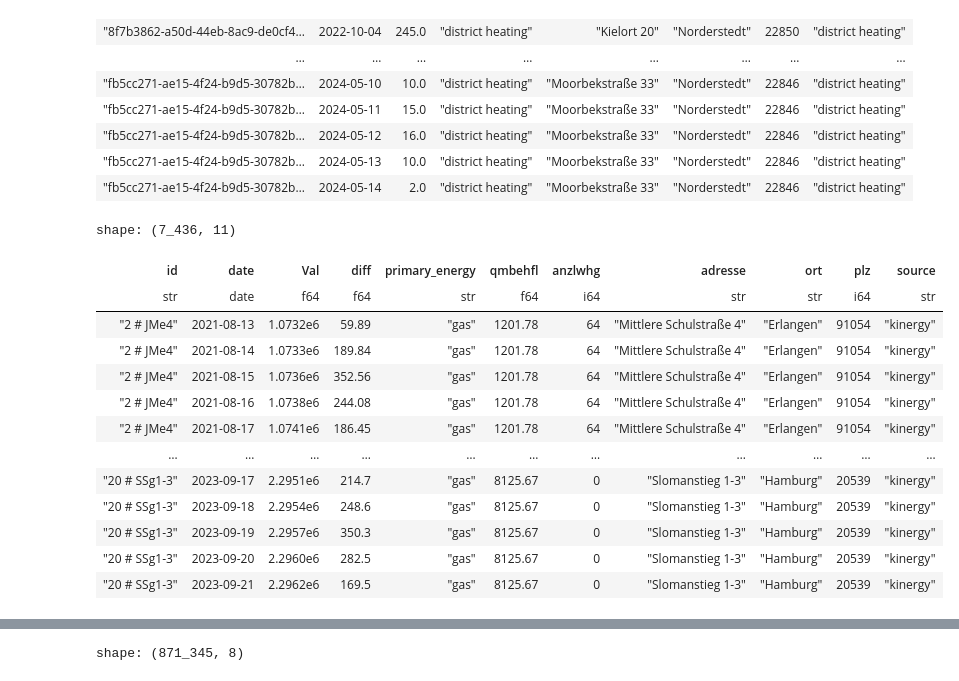
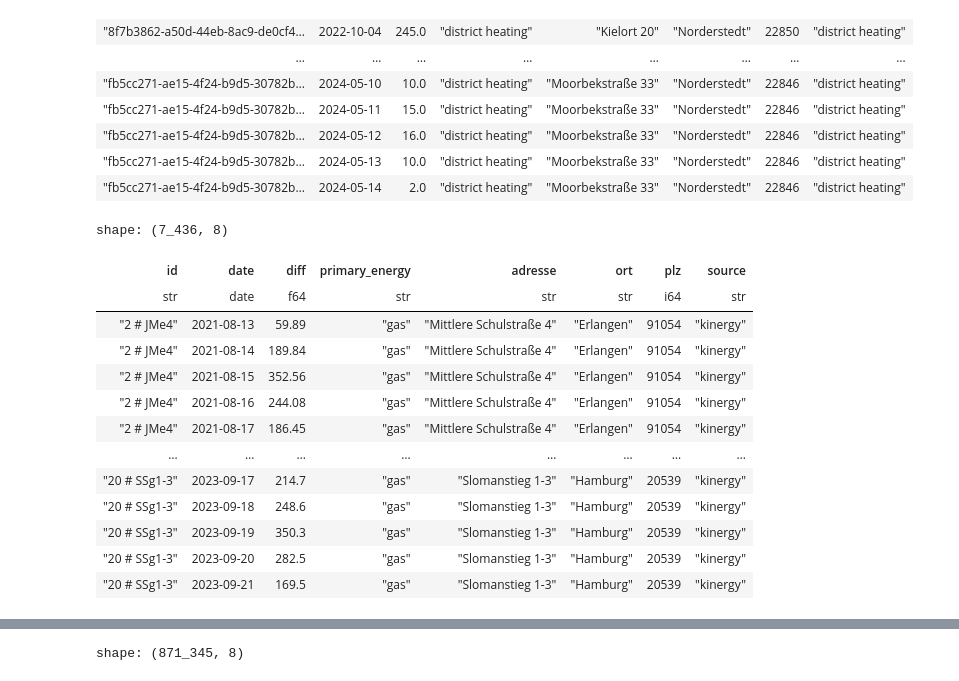
Before and after one commit to marja-w/energy-forecast-benchmark, a Jupyter notebook: notebooks/1.0-mw-data-exploration-dh-kinergy.ipynb, the cells around one changed output, grey strips where cells are left out. Saved outputs shown, nothing was run; the diff lists cells and outputs as text; code cells hidden in the pictures.

```diff
--- a/notebooks/1.0-mw-data-exploration-dh-kinergy.ipynb
+++ b/notebooks/1.0-mw-data-exploration-dh-kinergy.ipynb
@@ -47,26 +58,25 @@ shape: (48_817, 8)
 # %%
 df_kinergy_daily = pl.read_csv(kinergy_daily)
 df_kinergy_daily = df_kinergy_daily.with_columns(pl.col("date").str.to_date(),
                                                  pl.lit("kinergy").alias("source")
                                                  ).rename({"hash": "id"}
-                                                          ).select(
-    ["id", "date", "Val", "diff", "primary_energy", "qmbehfl", "anzlwhg", "adresse", "ort", "plz", "source"])
+                                                          ).select(col_list)
 df_kinergy_daily
 # %% [output]
-shape: (7_436, 11)
+shape: (7_436, 8)
-| id | date | Val | diff | primary_energy | qmbehfl | anzlwhg | adresse | ort | plz | source |
-| str | date | f64 | f64 | str | f64 | i64 | str | str | i64 | str |
-| "2 # JMe4" | 2021-08-13 | 1.0732e6 | 59.89 | "gas" | 1201.78 | 64 | "Mittlere Schulstraße 4" | "Erlangen" | 91054 | "kinergy" |
-| "2 # JMe4" | 2021-08-14 | 1.0733e6 | 189.84 | "gas" | 1201.78 | 64 | "Mittlere Schulstraße 4" | "Erlangen" | 91054 | "kinergy" |
-| "2 # JMe4" | 2021-08-15 | 1.0736e6 | 352.56 | "gas" | 1201.78 | 64 | "Mittlere Schulstraße 4" | "Erlangen" | 91054 | "kinergy" |
-| "2 # JMe4" | 2021-08-16 | 1.0738e6 | 244.08 | "gas" | 1201.78 | 64 | "Mittlere Schulstraße 4" | "Erlangen" | 91054 | "kinergy" |
-| "2 # JMe4" | 2021-08-17 | 1.0741e6 | 186.45 | "gas" | 1201.78 | 64 | "Mittlere Schulstraße 4" | "Erlangen" | 91054 | "kinergy" |
-| … | … | … | … | … | … | … | … | … | … | … |
-| "20 # SSg1-3" | 2023-09-17 | 2.2951e6 | 214.7 | "gas" | 8125.67 | 0 | "Slomanstieg 1-3" | "Hamburg" | 20539 | "kinergy" |
-| "20 # SSg1-3" | 2023-09-18 | 2.2954e6 | 248.6 | "gas" | 8125.67 | 0 | "Slomanstieg 1-3" | "Hamburg" | 20539 | "kinergy" |
-| "20 # SSg1-3" | 2023-09-19 | 2.2957e6 | 350.3 | "gas" | 8125.67 | 0 | "Slomanstieg 1-3" | "Hamburg" | 20539 | "kinergy" |
-| "20 # SSg1-3" | 2023-09-20 | 2.2960e6 | 282.5 | "gas" | 8125.67 | 0 | "Slomanstieg 1-3" | "Hamburg" | 20539 | "kinergy" |
-| "20 # SSg1-3" | 2023-09-21 | 2.2962e6 | 169.5 | "gas" | 8125.67 | 0 | "Slomanstieg 1-3" | "Hamburg" | 20539 | "kinergy" |
+| id | date | diff | primary_energy | adresse | ort | plz | source |
+| str | date | f64 | str | str | str | i64 | str |
+| "2 # JMe4" | 2021-08-13 | 59.89 | "gas" | "Mittlere Schulstraße 4" | "Erlangen" | 91054 | "kinergy" |
+| "2 # JMe4" | 2021-08-14 | 189.84 | "gas" | "Mittlere Schulstraße 4" | "Erlangen" | 91054 | "kinergy" |
+| "2 # JMe4" | 2021-08-15 | 352.56 | "gas" | "Mittlere Schulstraße 4" | "Erlangen" | 91054 | "kinergy" |
+| "2 # JMe4" | 2021-08-16 | 244.08 | "gas" | "Mittlere Schulstraße 4" | "Erlangen" | 91054 | "kinergy" |
+| "2 # JMe4" | 2021-08-17 | 186.45 | "gas" | "Mittlere Schulstraße 4" | "Erlangen" | 91054 | "kinergy" |
+| … | … | … | … | … | … | … | … |
+| "20 # SSg1-3" | 2023-09-17 | 214.7 | "gas" | "Slomanstieg 1-3" | "Hamburg" | 20539 | "kinergy" |
+| "20 # SSg1-3" | 2023-09-18 | 248.6 | "gas" | "Slomanstieg 1-3" | "Hamburg" | 20539 | "kinergy" |
+| "20 # SSg1-3" | 2023-09-19 | 350.3 | "gas" | "Slomanstieg 1-3" | "Hamburg" | 20539 | "kinergy" |
+| "20 # SSg1-3" | 2023-09-20 | 282.5 | "gas" | "Slomanstieg 1-3" | "Hamburg" | 20539 | "kinergy" |
+| "20 # SSg1-3" | 2023-09-21 | 169.5 | "gas" | "Slomanstieg 1-3" | "Hamburg" | 20539 | "kinergy" |
 # %%
 df_daily = pl.concat([df_dh_daily, df_kinergy_daily], how="diagonal")
 df_daily.sort(by=["id", "date"])
```
Also changed, not shown: parts of 41 cells of this notebook.
